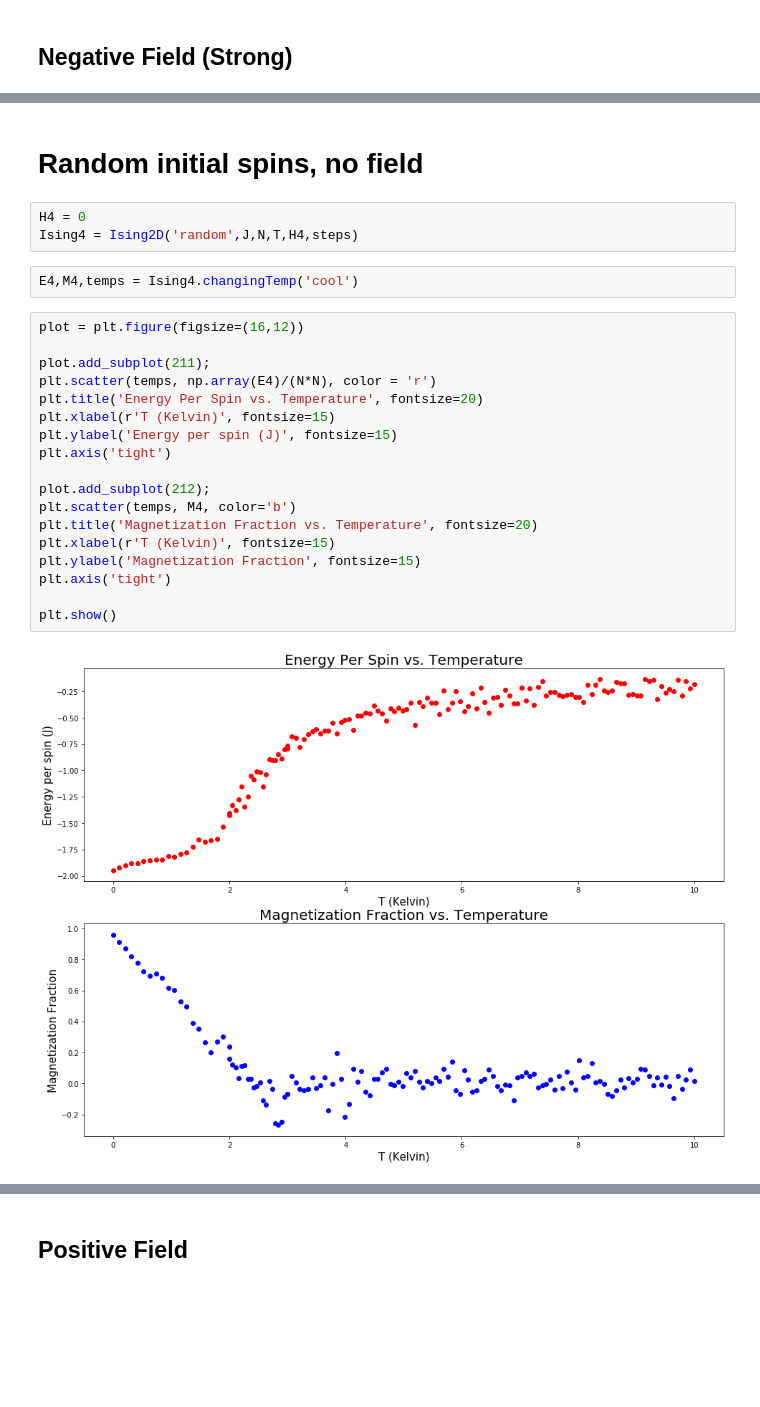
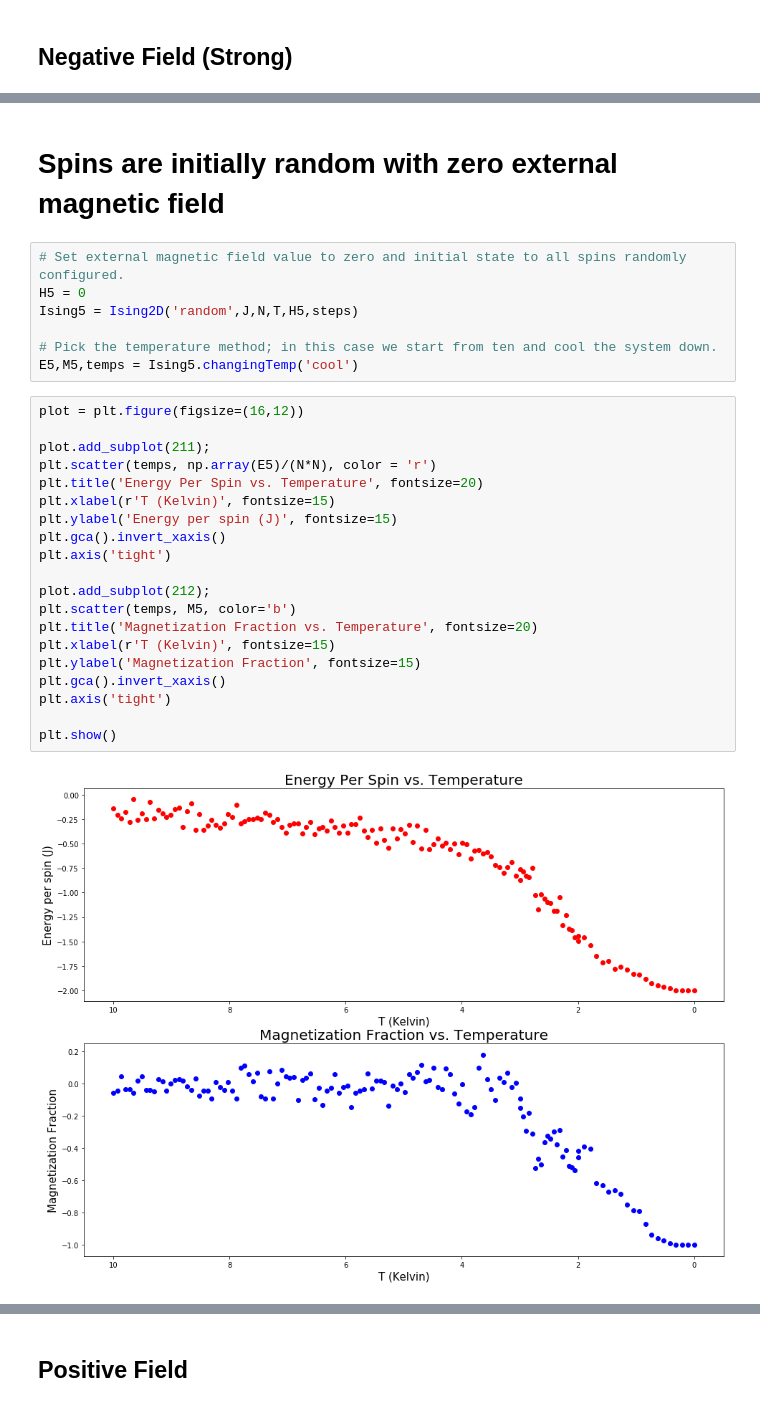
Before and after one commit to billy-chan/nyu-compphys-2019-ising, a Jupyter notebook: plots.ipynb, the cells around one changed output, grey strips where cells are left out. Saved outputs shown, nothing was run; the diff lists cells and outputs as text; blank space fills up the shorter version.

```diff
--- a/plots.ipynb
+++ b/plots.ipynb
@@ -139,27 +146,31 @@ plt.show()
-# %% [markdown]
-# Random initial spins, no field
-# %%
-H4 = 0
-Ising4 = Ising2D('random',J,N,T,H4,steps)
-# %%
-E4,M4,temps = Ising4.changingTemp('cool')
+# %% [markdown]
+# Spins are initially random with zero external magnetic field
+# %%
+# Set external magnetic field value to zero and initial state to all spins randomly configured.
+H5 = 0
+Ising5 = Ising2D('random',J,N,T,H5,steps)
+
+# Pick the temperature method; in this case we start from ten and cool the system down.
+E5,M5,temps = Ising5.changingTemp('cool')
 # %%
 plot = plt.figure(figsize=(16,12))
 
 plot.add_subplot(211);
-plt.scatter(temps, np.array(E4)/(N*N), color = 'r')
+plt.scatter(temps, np.array(E5)/(N*N), color = 'r')
 plt.title('Energy Per Spin vs. Temperature', fontsize=20)
 plt.xlabel(r'T (Kelvin)', fontsize=15)
 plt.ylabel('Energy per spin (J)', fontsize=15)
+plt.gca().invert_xaxis()
 plt.axis('tight')
 
 plot.add_subplot(212);
-plt.scatter(temps, M4, color='b')
+plt.scatter(temps, M5, color='b')
 plt.title('Magnetization Fraction vs. Temperature', fontsize=20)
 plt.xlabel(r'T (Kelvin)', fontsize=15)
 plt.ylabel('Magnetization Fraction', fontsize=15)
+plt.gca().invert_xaxis()
 plt.axis('tight')
 
 plt.show()
 # %% [output]
-[figure, old version]
+[figure, new version]
```
Also changed, not shown: parts of 32 cells of this notebook, 1 other file.
